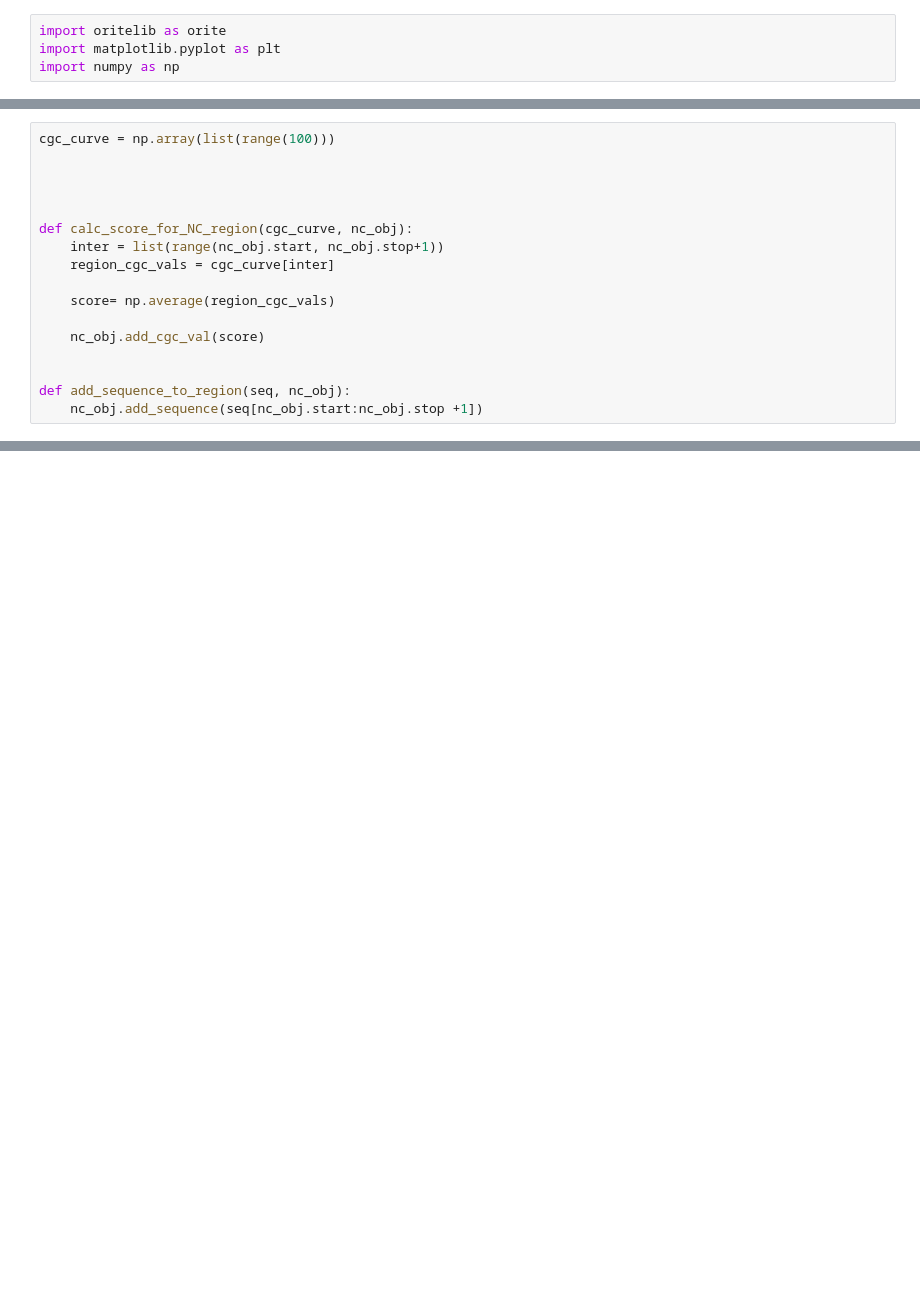
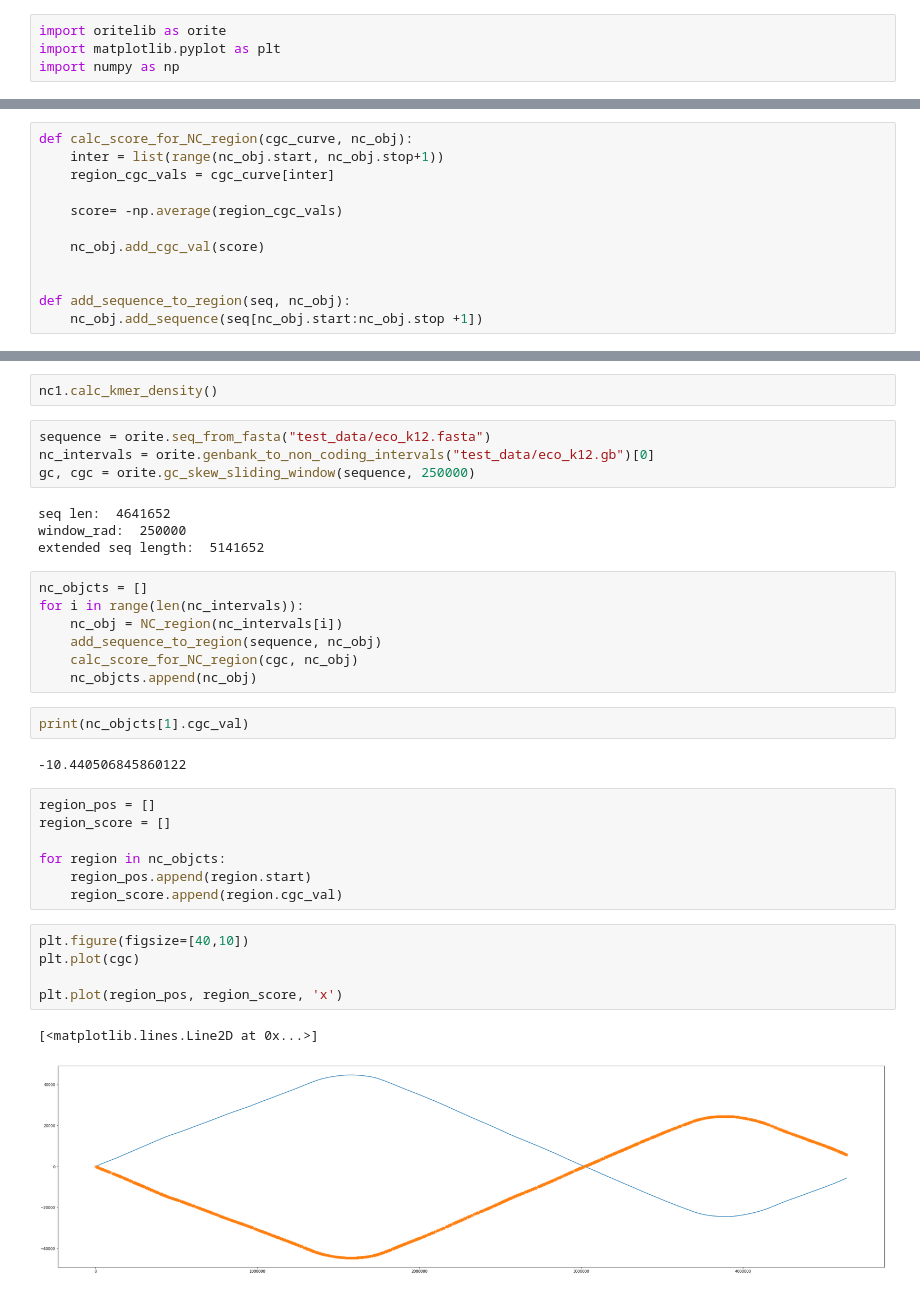
Before and after one commit to MohammedAlJaff/orite, a Jupyter notebook: NC_region_class.ipynb, the cells around one changed output, grey strips where cells are left out. Saved outputs shown, nothing was run; the diff lists cells and outputs as text; blank space fills up the shorter version.

Commit message:
Much work
region class, list of class objects, filtering/sort on lists of objects

```diff
--- a/NC_region_class.ipynb
+++ b/NC_region_class.ipynb
@@ -23,14 +51,9 @@ nc1 = NC_region(t1)
 # %%
-cgc_curve = np.array(list(range(100)))
-
-
-
-
 def calc_score_for_NC_region(cgc_curve, nc_obj):
     inter = list(range(nc_obj.start, nc_obj.stop+1))
     region_cgc_vals = cgc_curve[inter]
 
-    score= np.average(region_cgc_vals)
+    score= -np.average(region_cgc_vals)
 
     nc_obj.add_cgc_val(score)
 
@@ -63,0 +87,36 @@ nc1.sequence
+# %%
+nc1.calc_kmer_density()
+# %%
+sequence = orite.seq_from_fasta("test_data/eco_k12.fasta")
+nc_intervals = orite.genbank_to_non_coding_intervals("test_data/eco_k12.gb")[0]
+gc, cgc = orite.gc_skew_sliding_window(sequence, 250000)
+# %% [output]
+seq len:  4641652
+window_rad:  250000
+extended seq length:  5141652
+# %%
+nc_objcts = []
+for i in range(len(nc_intervals)):
+    nc_obj = NC_region(nc_intervals[i])
+    add_sequence_to_region(sequence, nc_obj)
+    calc_score_for_NC_region(cgc, nc_obj)
+    nc_objcts.append(nc_obj)
+# %%
+print(nc_objcts[1].cgc_val)
+# %% [output]
+-10.440506845860122
+# %%
+region_pos = []
+region_score = []
+
+for region in nc_objcts:
+    region_pos.append(region.start)
+    region_score.append(region.cgc_val)
+# %%
+plt.figure(figsize=[40,10])
+plt.plot(cgc)
+
+plt.plot(region_pos, region_score, 'x')
+# %% [output]
+[<matplotlib.lines.Line2D at 0x...>]
+[figure, added]
```
Also changed, not shown: parts of 15 cells of this notebook, 1 other file.
